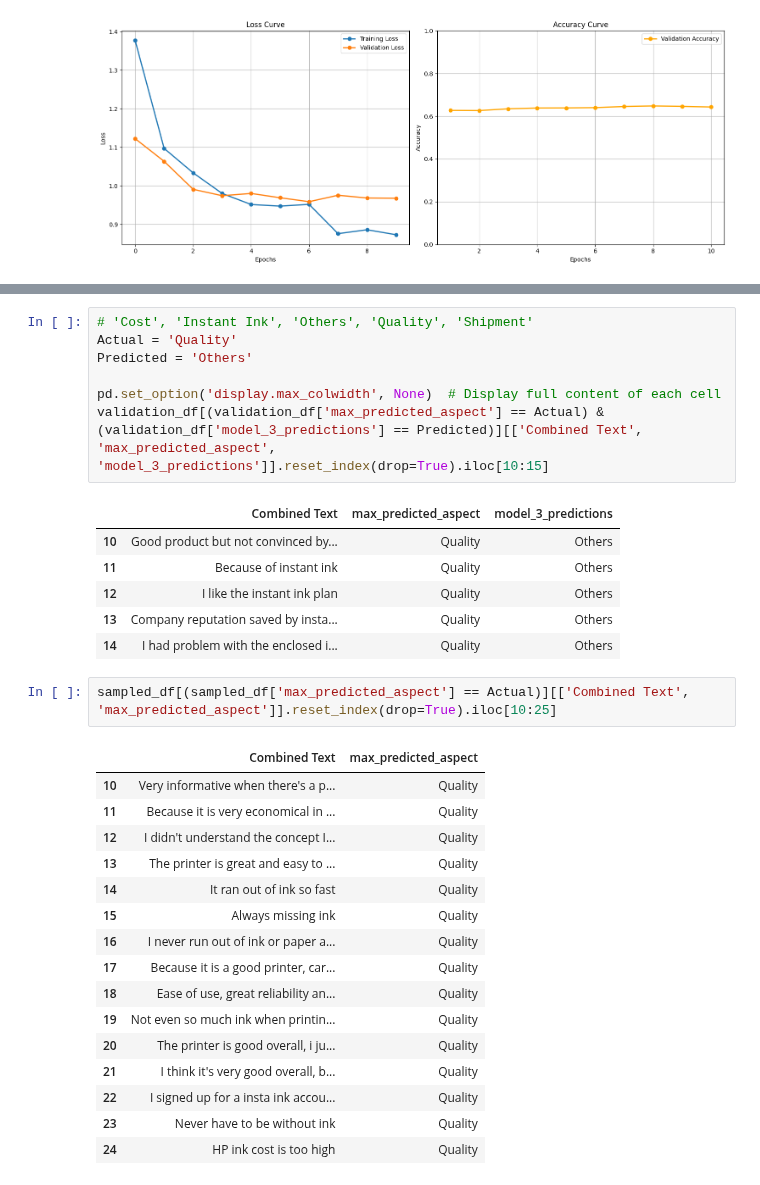
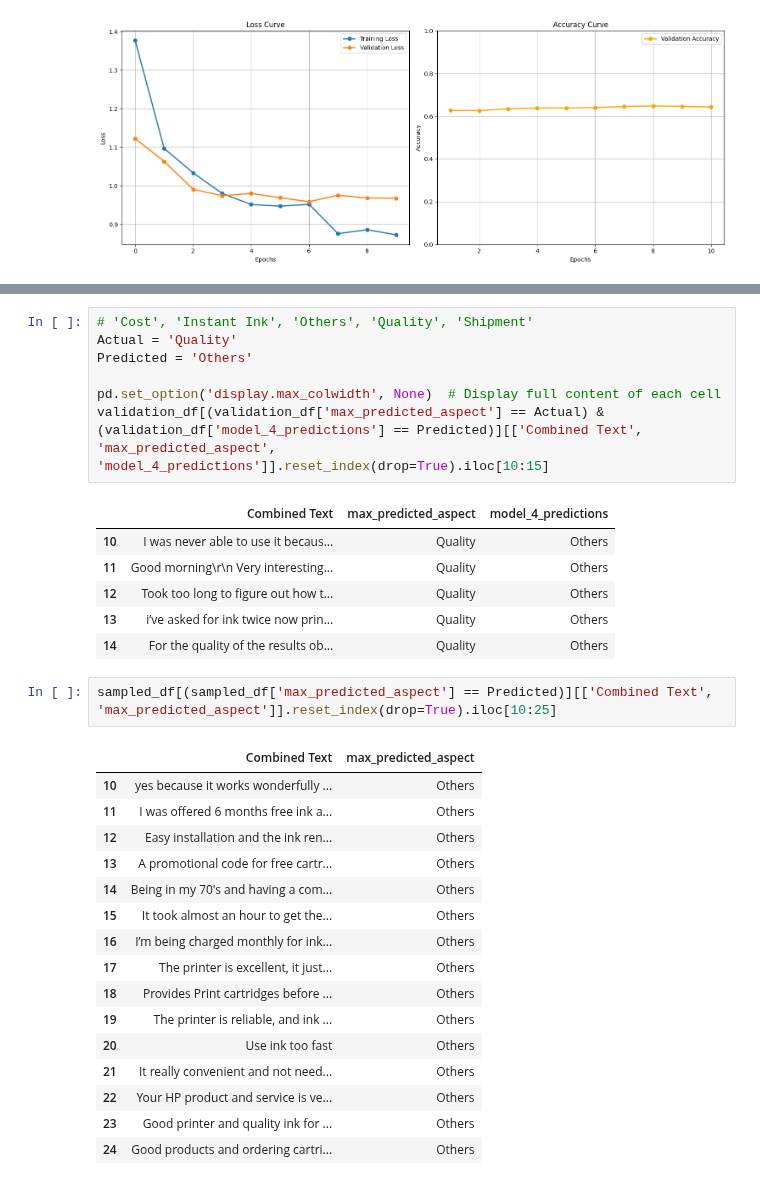
Before and after one commit to wd686/InkSightAnalyzer, a Jupyter notebook: distilbert (category).ipynb, the cells around one changed output, grey strips where cells are left out. Cells and saved outputs as stored; diff of their text form.

```diff
--- a/distilbert (category).ipynb
+++ b/distilbert (category).ipynb
@@ -666,30 +683,30 @@ Actual = 'Quality'
 Predicted = 'Others'
 
 pd.set_option('display.max_colwidth', None)  # Display full content of each cell
-validation_df[(validation_df['max_predicted_aspect'] == Actual) & (validation_df['model_3_predictions'] == Predicted)][['Combined Text', 'max_predicted_aspect', 'model_3_predictions']].reset_index(drop=True).iloc[10:15]
+validation_df[(validation_df['max_predicted_aspect'] == Actual) & (validation_df['model_4_predictions'] == Predicted)][['Combined Text', 'max_predicted_aspect', 'model_4_predictions']].reset_index(drop=True).iloc[10:15]
 # %% [output]
-|  | Combined Text | max_predicted_aspect | model_3_predictions |
-| 10 | Good product but not convinced by... | Quality | Others |
-| 11 | Because of instant ink | Quality | Others |
-| 12 | I like the instant ink plan | Quality | Others |
-| 13 | Company reputation saved by insta... | Quality | Others |
-| 14 | I had problem with the enclosed i... | Quality | Others |
+|  | Combined Text | max_predicted_aspect | model_4_predictions |
+| 10 | I was never able to use it becaus... | Quality | Others |
+| 11 | Good morning\r\n Very interesting... | Quality | Others |
+| 12 | Took too long to figure out how t... | Quality | Others |
+| 13 | i’ve asked for ink twice now prin... | Quality | Others |
+| 14 | For the quality of the results ob... | Quality | Others |
 # %%
-sampled_df[(sampled_df['max_predicted_aspect'] == Actual)][['Combined Text', 'max_predicted_aspect']].reset_index(drop=True).iloc[10:25]
+sampled_df[(sampled_df['max_predicted_aspect'] == Predicted)][['Combined Text', 'max_predicted_aspect']].reset_index(drop=True).iloc[10:25]
 # %% [output]
 |  | Combined Text | max_predicted_aspect |
-| 10 | Very informative when there's a p... | Quality |
-| 11 | Because it is very economical in ... | Quality |
-| 12 | I didn't understand the concept I... | Quality |
-| 13 | The printer is great and easy to ... | Quality |
-| 14 | It ran out of ink so fast | Quality |
-| 15 | Always missing ink | Quality |
-| 16 | I never run out of ink or paper a... | Quality |
-| 17 | Because it is a good printer, car... | Quality |
-| 18 | Ease of use, great reliability an... | Quality |
-| 19 | Not even so much ink when printin... | Quality |
-| 20 | The printer is good overall, i ju... | Quality |
-| 21 | I think it's very good overall, b... | Quality |
-| 22 | I signed up for a insta ink accou... | Quality |
-| 23 | Never have to be without ink | Quality |
-| 24 | HP ink cost is too high | Quality |
+| 10 | yes because it works wonderfully ... | Others |
+| 11 | I was offered 6 months free ink a... | Others |
+| 12 | Easy installation and the ink ren... | Others |
+| 13 | A promotional code for free cartr... | Others |
+| 14 | Being in my 70's and having a com... | Others |
+| 15 | It took almost an hour to get the... | Others |
+| 16 | I’m being charged monthly for ink... | Others |
+| 17 | The printer is excellent, it just... | Others |
+| 18 | Provides Print cartridges before ... | Others |
+| 19 | The printer is reliable, and ink ... | Others |
+| 20 | Use ink too fast | Others |
+| 21 | It really convenient and not need... | Others |
+| 22 | Your HP product and service is ve... | Others |
+| 23 | Good printer and quality ink for ... | Others |
+| 24 | Good products and ordering cartri... | Others |
```
Also changed, not shown: parts of 2 cells of this notebook.
